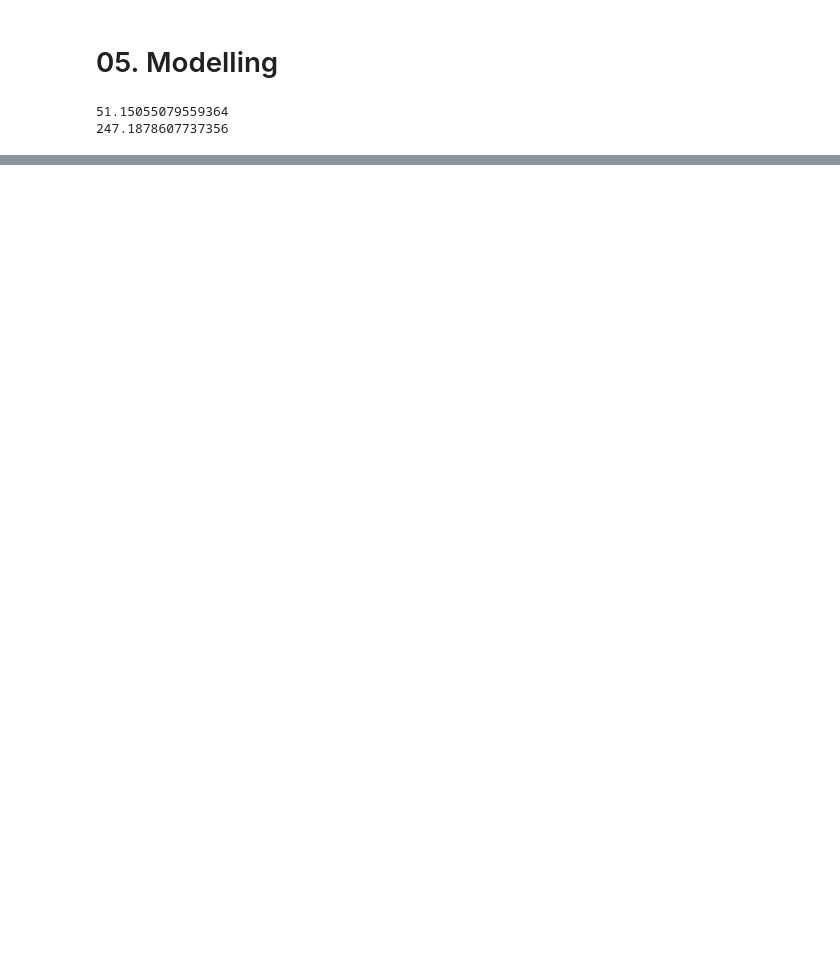
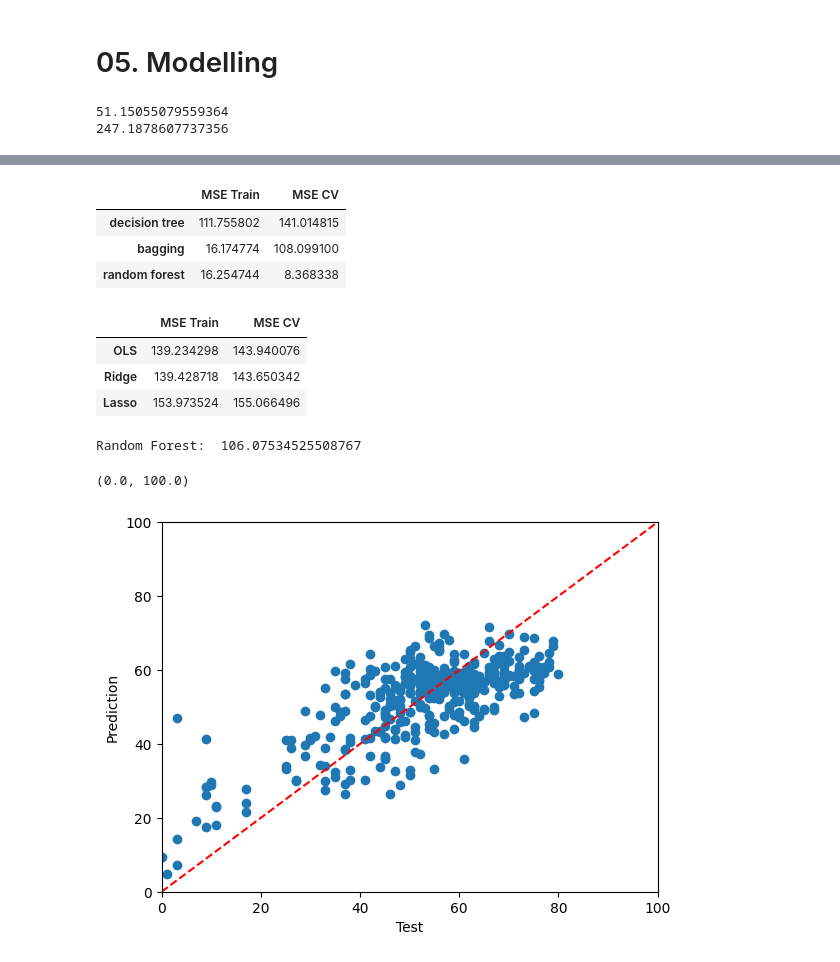
Before and after one commit to danannisar/track-pop, a Jupyter notebook: 04_data_preprocessing_and_modelling.ipynb, the cells around one changed output, grey strips where cells are left out. Drawn from its saved outputs; the diff is of its cells as text; code cells hidden in the pictures; blank space fills up the shorter version.

Commit message:
edit model

```diff
--- a/04_data_preprocessing_and_modelling.ipynb
+++ b/04_data_preprocessing_and_modelling.ipynb
@@ -193,0 +391,7 @@ ValueError: X has 25 features, but LinearRegression is expecting 26 features as
+# %%
+# Refit the bagging tree
+bagging_tree = BaggingRegressor(base_estimator = tree,
+                                n_estimators = bagging_cv.best_params_["n_estimators"],
+                                random_state = 123)
+
+bagging_tree.fit(X_train, y_train)
@@ -193,0 +418,15 @@ ValueError: X has 25 features, but LinearRegression is expecting 26 features as
+# %%
+params = {"n_estimators": B,
+          "max_features": ["sqrt", "log2"]}
+
+# Buat gridsearch
+rf_tree = RandomForestRegressor(criterion = "squared_error",
+                                random_state = 123)
+
+rf_tree_cv = GridSearchCV(estimator = rf_tree,
+                          param_grid = params,
+                          cv = 5,
+                          scoring = "neg_mean_absolute_error")
+# %%
+# Fit grid search cv
+rf_tree_cv.fit(X_train, y_train)
@@ -193,0 +444,8 @@ ValueError: X has 25 features, but LinearRegression is expecting 26 features as
+# %%
+# Refit the Random Forest
+rf_tree = RandomForestRegressor(criterion = "squared_error",
+                                max_features = rf_tree_cv.best_params_["max_features"],
+                                n_estimators = rf_tree_cv.best_params_["n_estimators"],
+                                random_state = 123)
+
+rf_tree.fit(X_train, y_train)
@@ -193,0 +467,21 @@ ValueError: X has 25 features, but LinearRegression is expecting 26 features as
+# %%
+mse_train = [mse_train_dt, mse_train_bg, mse_train_rf]
+mse_cv = [mse_cv_dt, mse_cv_bg, mse_cv_rf]
+indexes = ["decision tree", "bagging", "random forest"]
+
+summary_ensemble = pd.DataFrame({"MSE Train": mse_train,
+                           "MSE CV": mse_cv},
+                          index = indexes)
+summary_ensemble
+# %% [output]
+|  | MSE Train | MSE CV |
+| decision tree | 111.755802 | 141.014815 |
+| bagging | 16.174774 | 108.099100 |
+| random forest | 16.254744 | 8.368338 |
+# %%
+summary_lm
+# %% [output]
+|  | MSE Train | MSE CV |
+| OLS | 139.234298 | 143.940076 |
+| Ridge | 139.428718 | 143.650342 |
+| Lasso | 153.973524 | 155.066496 |
@@ -193,0 +513,17 @@ ValueError: X has 25 features, but LinearRegression is expecting 26 features as
+# %%
+print("Random Forest: ", mse_model(estimator = rf_tree, X_test = X_test, y_test = y_test))
+# %% [output]
+Random Forest:  106.07534525508767
+# %%
+import matplotlib.pyplot as plt
+y_pred = rf_tree.predict(X_test)
+plt.scatter(y_test, y_pred)
+plt.plot([0, 100], [0,100], "--r")
+
+plt.xlabel("Test")
+plt.ylabel("Prediction")
+plt.xlim(0, 100)
+plt.ylim(0, 100)
+# %% [output]
+(0.0, 100.0)
+[figure, added]
```
Also changed, not shown: parts of 46 cells of this notebook.
